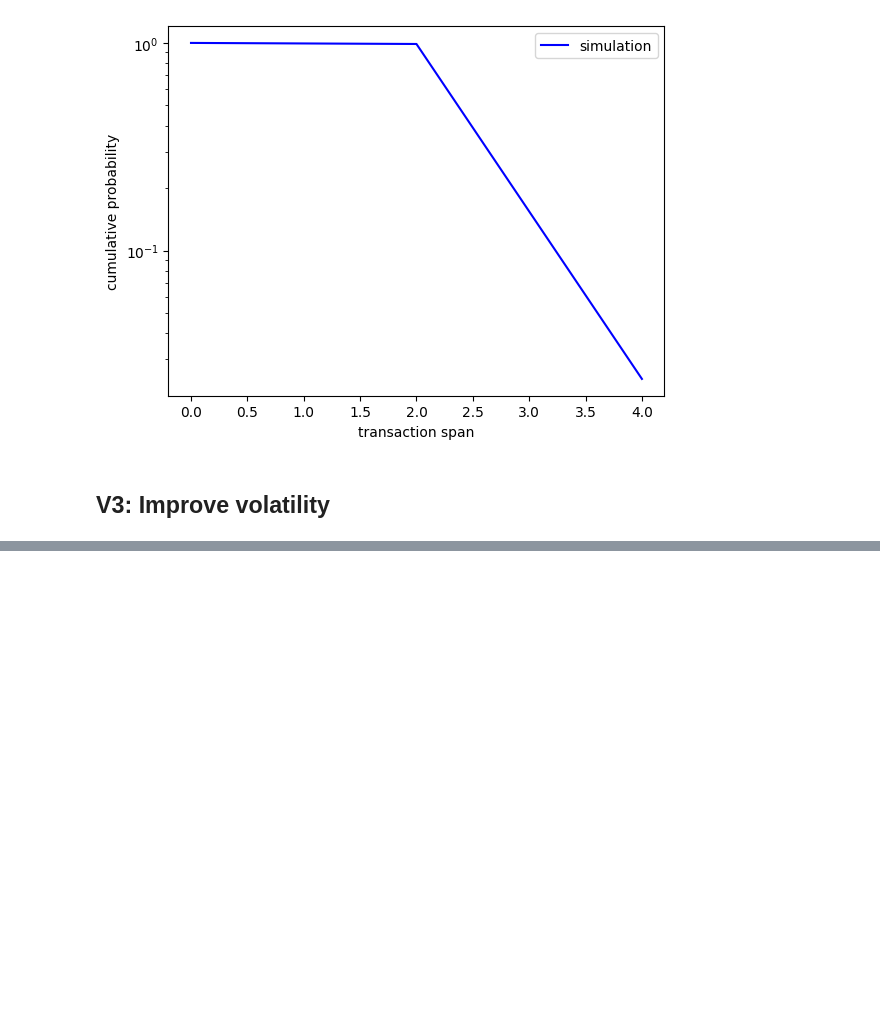
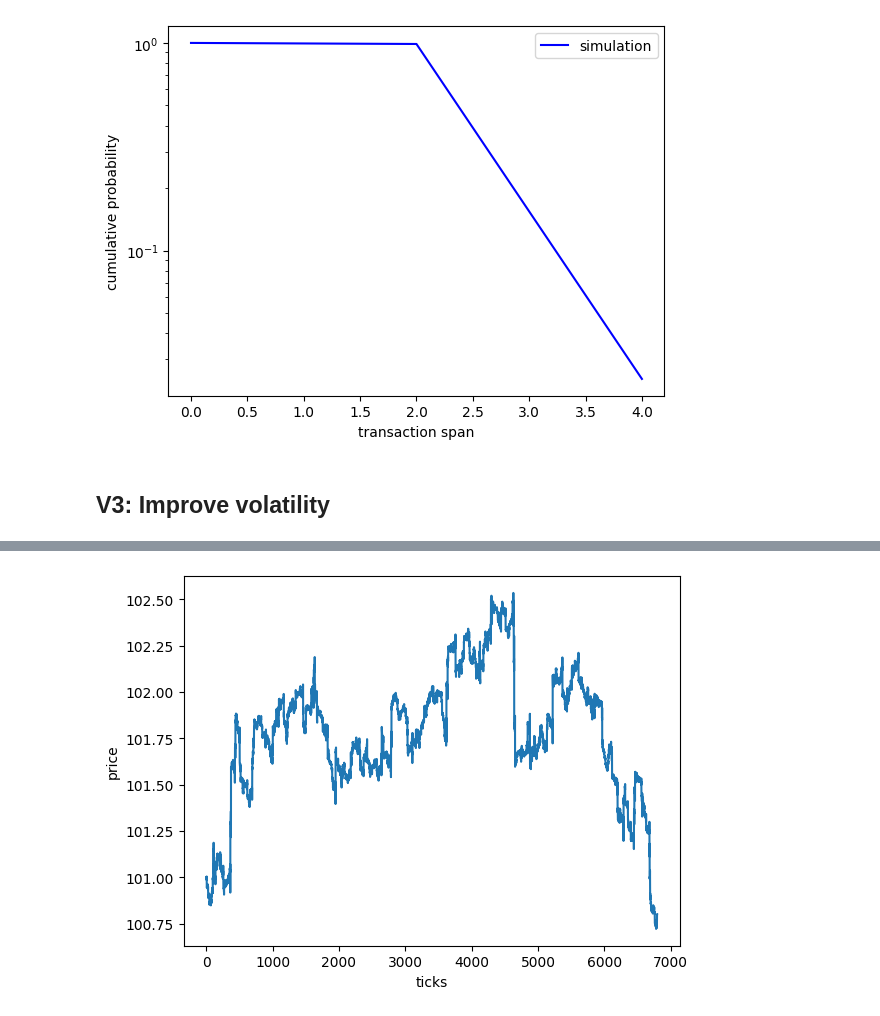
Before and after one commit to Naradice/stocknet_study, a Jupyter notebook: FeatureEngineering/AgentSimulation.ipynb, the cells around one changed output, grey strips where cells are left out. Saved outputs shown, nothing was run; the diff lists cells and outputs as text; code cells hidden in the pictures; blank space fills up the shorter version.

```diff
--- a/FeatureEngineering/AgentSimulation.ipynb
+++ b/FeatureEngineering/AgentSimulation.ipynb
@@ -541,0 +620,9 @@ class DeterministicDealerModelV3(DeterministicDealerModelV1):
+# %%
+model = DeterministicDealerModelV3(300)
+prices, ticks = model.simulate(10000)
+plt.plot(prices)
+plt.xlabel("ticks")
+plt.ylabel("price")
+plt.show()
+# %% [output]
+[figure, added]
```
Also changed, not shown: parts of 24 cells of this notebook.
